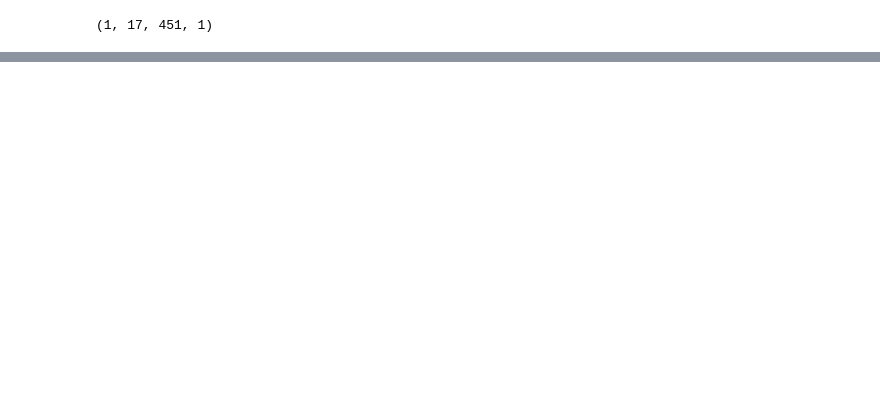
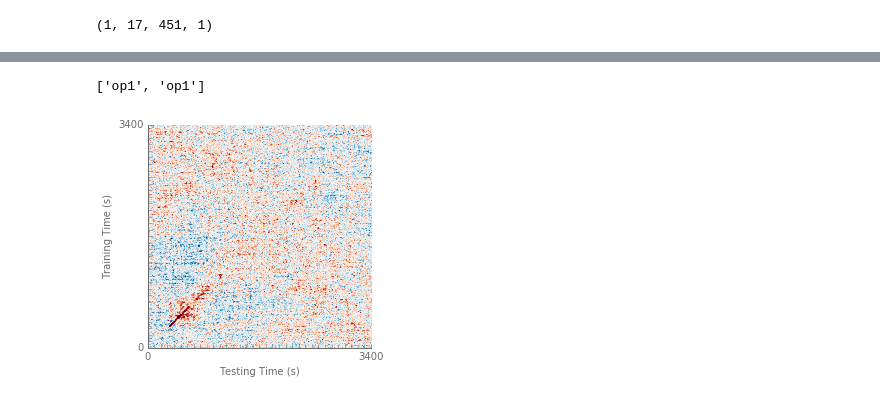
Before and after one commit to pinheirochagas/Calc_MEG, a Jupyter notebook: decoding/notebooks/decoding_notebook.ipynb, the cells around one changed output, grey strips where cells are left out. Saved outputs shown, nothing was run; the diff lists cells and outputs as text; code cells hidden in the pictures; blank space fills up the shorter version.

```diff
--- a/decoding/notebooks/decoding_notebook.ipynb
+++ b/decoding/notebooks/decoding_notebook.ipynb
@@ -177,14 +219,17 @@ for c, cond in enumerate(conditions):
 # %%
 #Plot GAT with corrected p values - only contour
 for c, cond in enumerate(conditions):
     classLines = [None, None, toi, toi]
     print(cond)
-    pretty_gat(group_scores[c, :, :], chance = chance, ax = None, sig = p_values_gat[c,:], cmap = 'RdBu_r',
+    pretty_gat(group_scores[c, :, :], chance = chance, ax = None, sig = p_values_gat_fdr[c,:]<0.05, cmap = 'RdBu_r',
              colorbar = None, xlabel = 'Testing Time (s)',
              ylabel = 'Training Time (s)', sfreq = 125, test_times = None)
     fname = dirs['gp_result'] + '/' + cond[0] + '_' + cond[1] + '-uncorrectedGAT_contour.tif'
     #plt.savefig(fname, format = 'tif', dpi = 300, bbox_inches = 'tight')
     plt.show()
+# %% [output]
+['op1', 'op1']
+[figure, added]
 # %%
 #Plot diagonal with uncorrected p values
 #colors = ['dodgerblue', 'darkturquoise', 'darkred', 'crimson']
```
Also changed, not shown: parts of 10 cells of this notebook, 27 other files.
